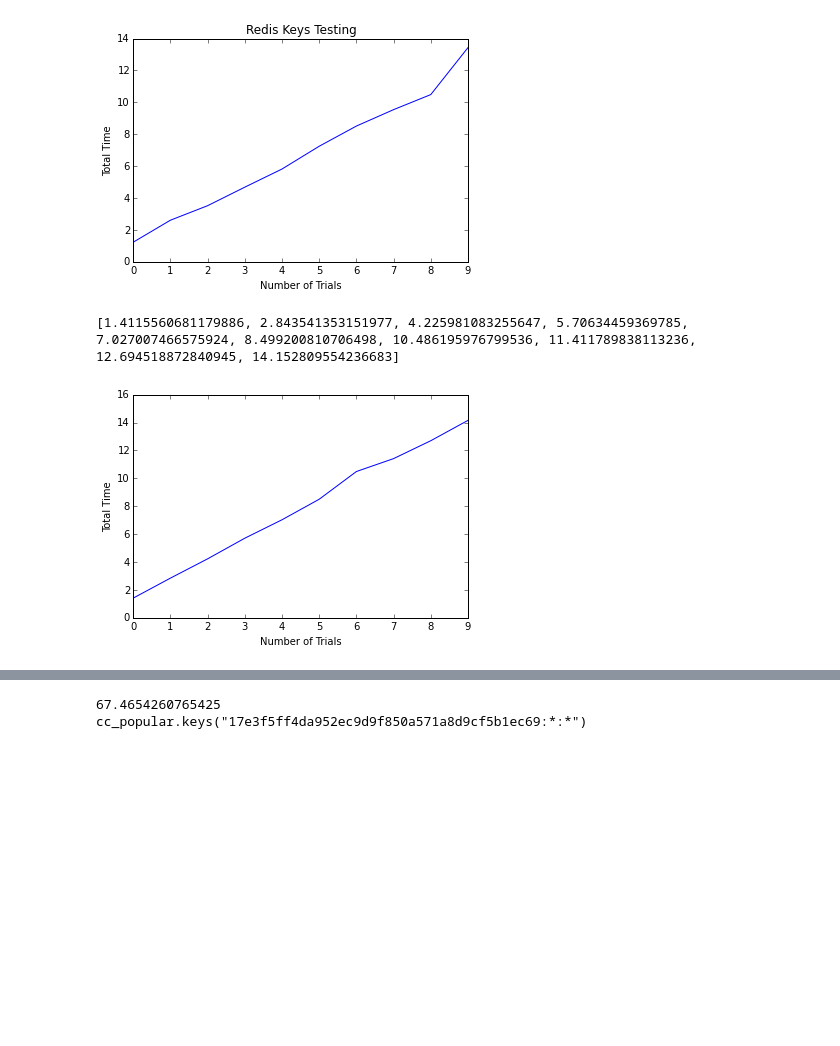
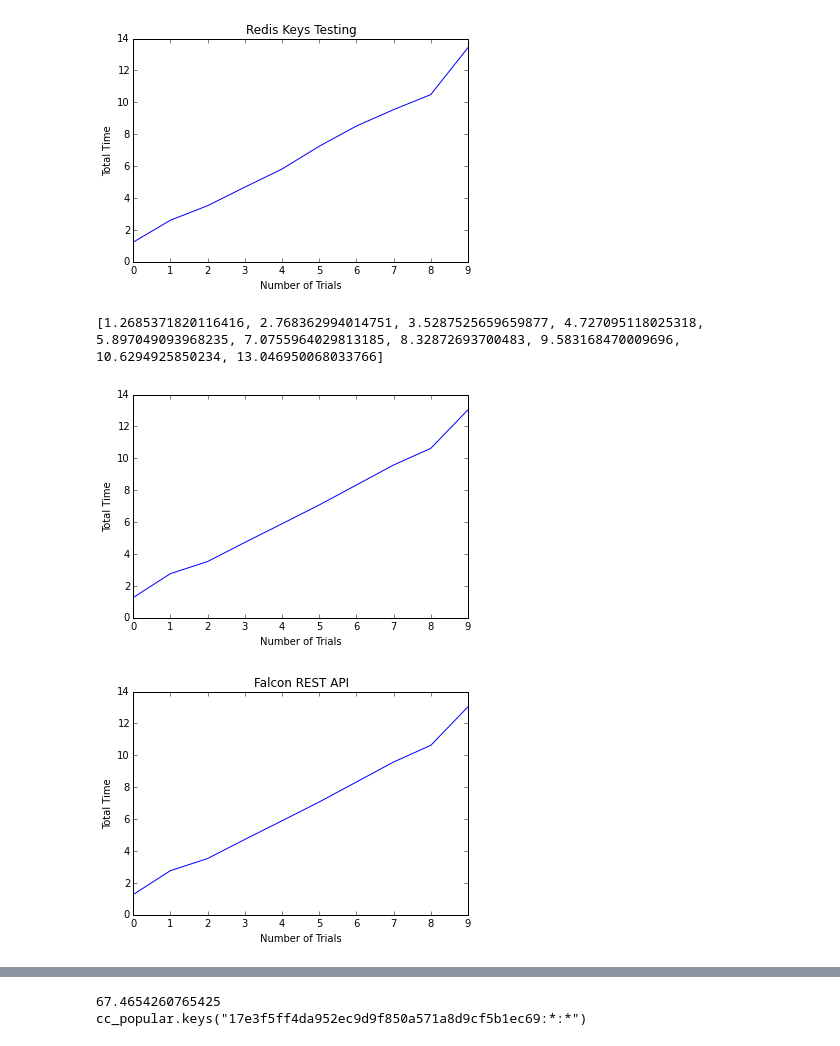
Before and after one commit to jermnelson/pyconjp-2015, a Jupyter notebook: static/notebooks/Presentation.ipynb, the cells around one changed output, grey strips where cells are left out. Saved outputs shown, nothing was run; the diff lists cells and outputs as text; code cells hidden in the pictures; blank space fills up the shorter version.

```diff
--- a/static/notebooks/Presentation.ipynb
+++ b/static/notebooks/Presentation.ipynb
@@ -52,13 +42,17 @@ for count in range(1,11):
     falcon_timer = timeit.timeit(stmt=falcon_stmt, setup=setup_stmt, number=count)
     falcon_trials.append(falcon_timer)
 print(falcon_trials)
-plt.plot(falcon_trials)
-plt.ylabel('Total Time')
-plt.xlabel('Number of Trials')
-plt.show()
 # %% [output]
-[1.4115560681179886, 2.843541353151977, 4.225981083255647, 5.70634459369785, 7.027007466575924, 8.499200810706498, 10.486195976799536, 11.411789838113236, 12.694518872840945, 14.152809554236683]
+[1.2685371820116416, 2.768362994014751, 3.5287525659659877, 4.727095118025318, 5.897049093968235, 7.0755964029813185, 8.32872693700483, 9.583168470009696, 10.6294925850234, 13.046950068033766]
-[figure, old version]
+[figure, new version]
+# %%
+plt.plot(falcon_trials)
+plt.title("Falcon REST API")
+plt.ylabel('Total Time')
+plt.xlabel('Number of Trials')
+plt.show()
+# %% [output]
+[figure, added]
 # %%
 plt.plot(redis_trials)
 plt.plot(falcon_trials)
```
Also changed, not shown: parts of 11 cells of this notebook, 14 other files.
